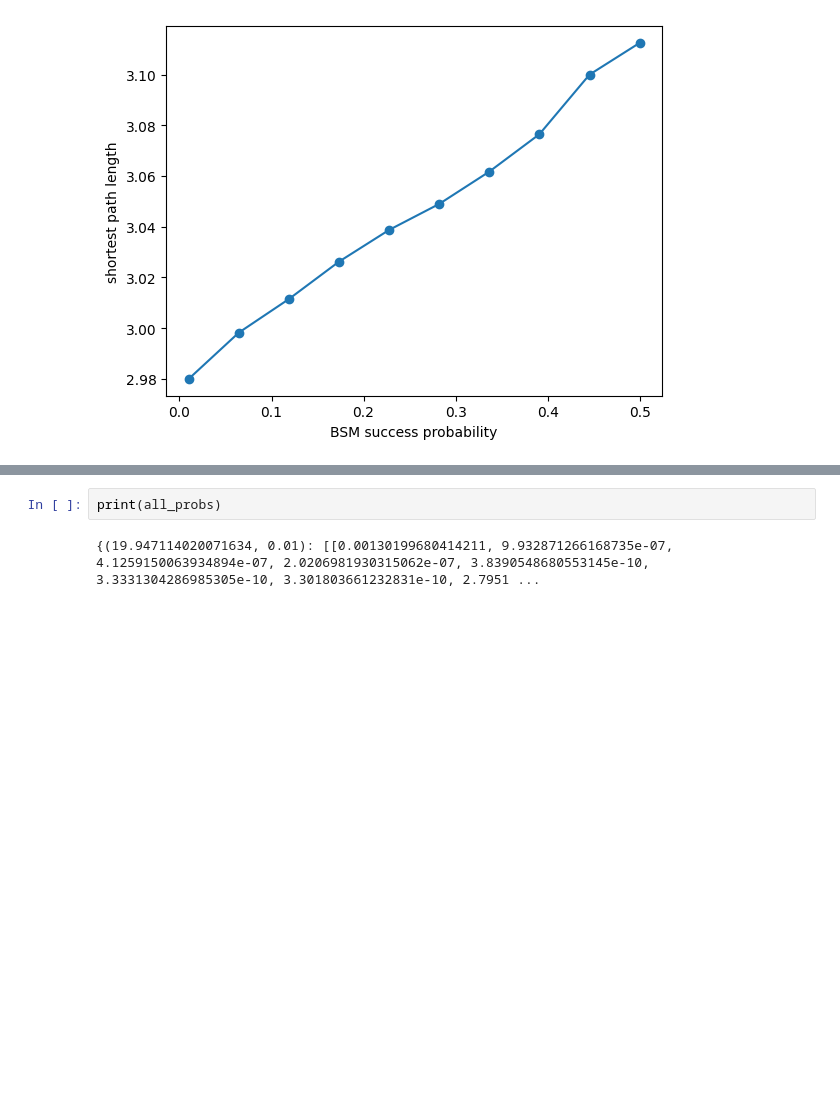
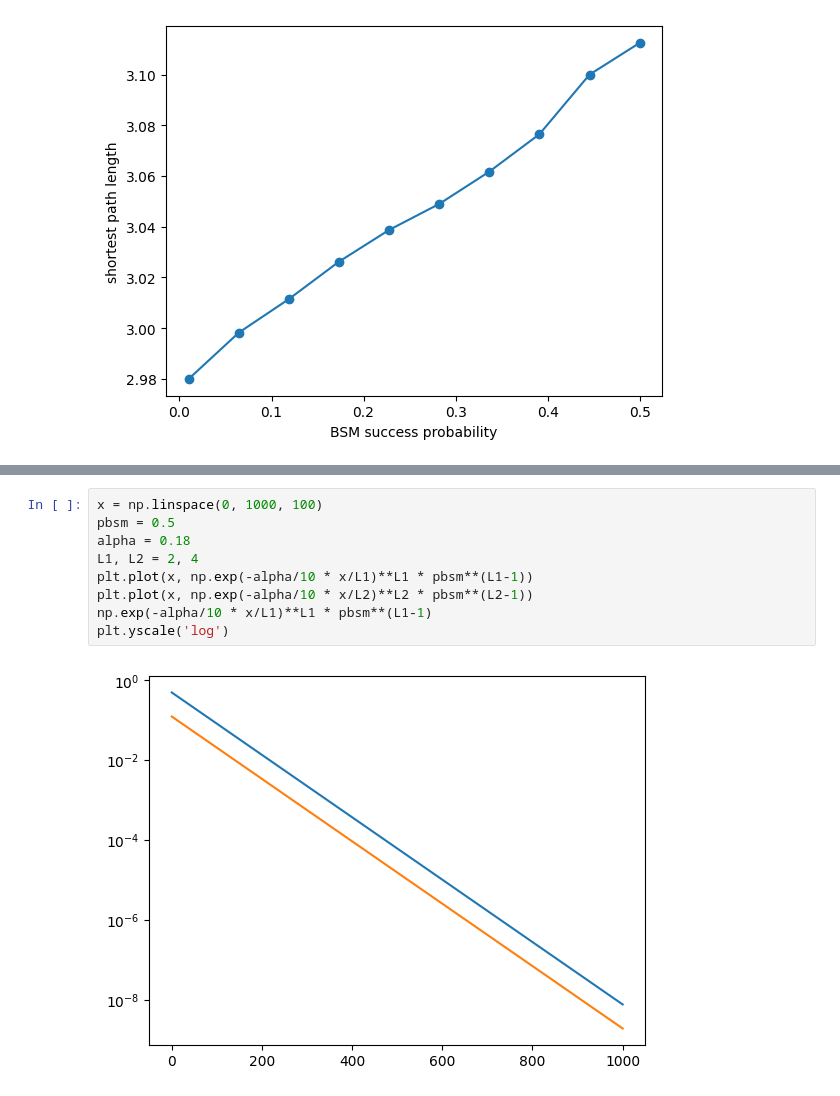
Before and after one commit to lucamar91/qkd_networks, a Jupyter notebook: qrep_nets.ipynb, the cells around one changed output, grey strips where cells are left out. Saved outputs shown, nothing was run; the diff lists cells and outputs as text; blank space fills up the shorter version.

```diff
--- a/qrep_nets.ipynb
+++ b/qrep_nets.ipynb
@@ -273,4 +292,11 @@ plt.show()
-# %%
-print(all_probs)
-# %% [output]
-{(19.947114020071634, 0.01): [[0.00130199680414211, 9.932871266168735e-07, 4.1259150063934894e-07, 2.0206981930315062e-07, 3.8390548680553145e-10, 3.3331304286985305e-10, 3.301803661232831e-10, 2.7951 ...
+# %%
+x = np.linspace(0, 1000, 100)
+pbsm = 0.5
+alpha = 0.18
+L1, L2 = 2, 4
+plt.plot(x, np.exp(-alpha/10 * x/L1)**L1 * pbsm**(L1-1))
+plt.plot(x, np.exp(-alpha/10 * x/L2)**L2 * pbsm**(L2-1))
+np.exp(-alpha/10 * x/L1)**L1 * pbsm**(L1-1)
+plt.yscale('log')
+# %% [output]
+[figure, added]
```
Also changed, not shown: parts of 3 cells of this notebook.
